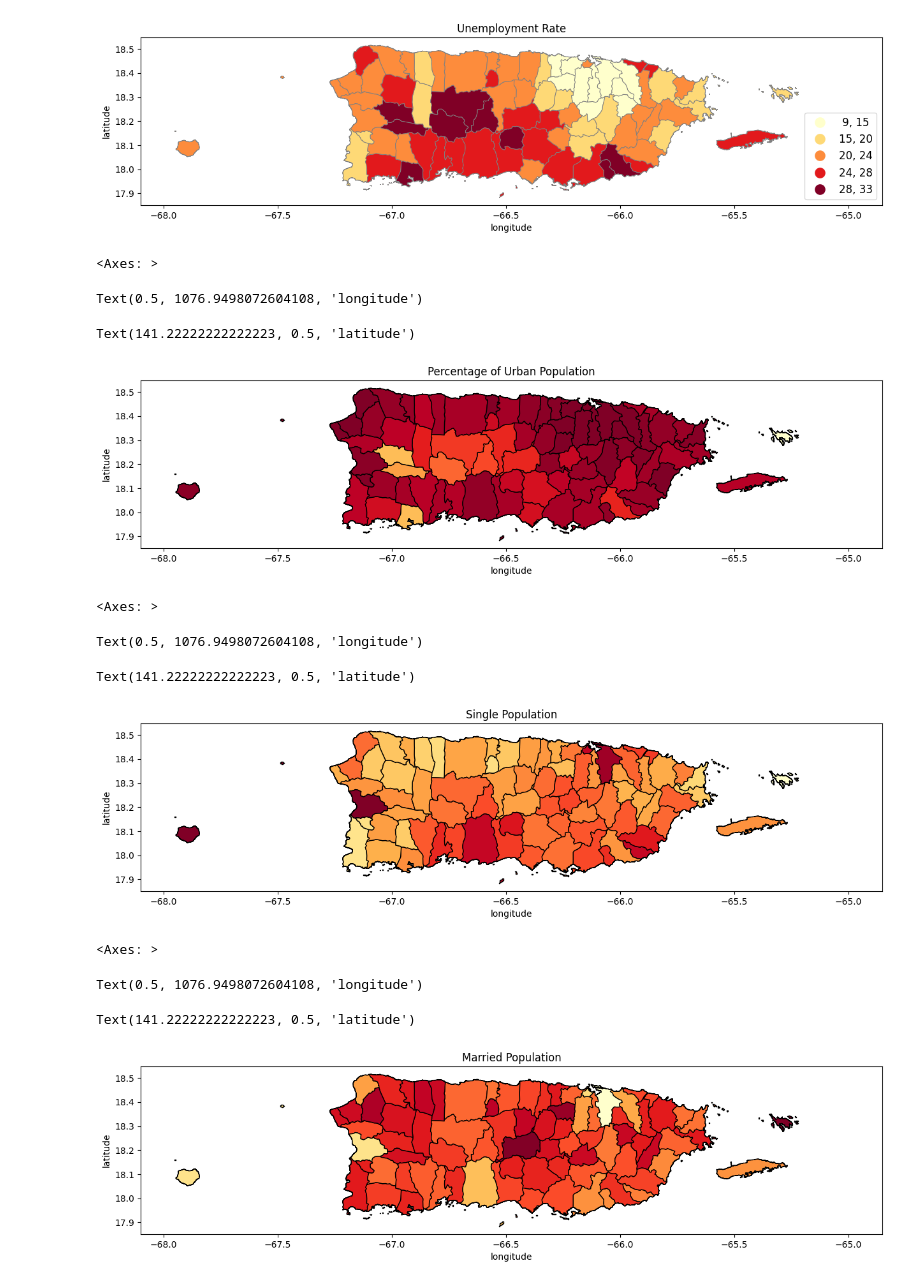
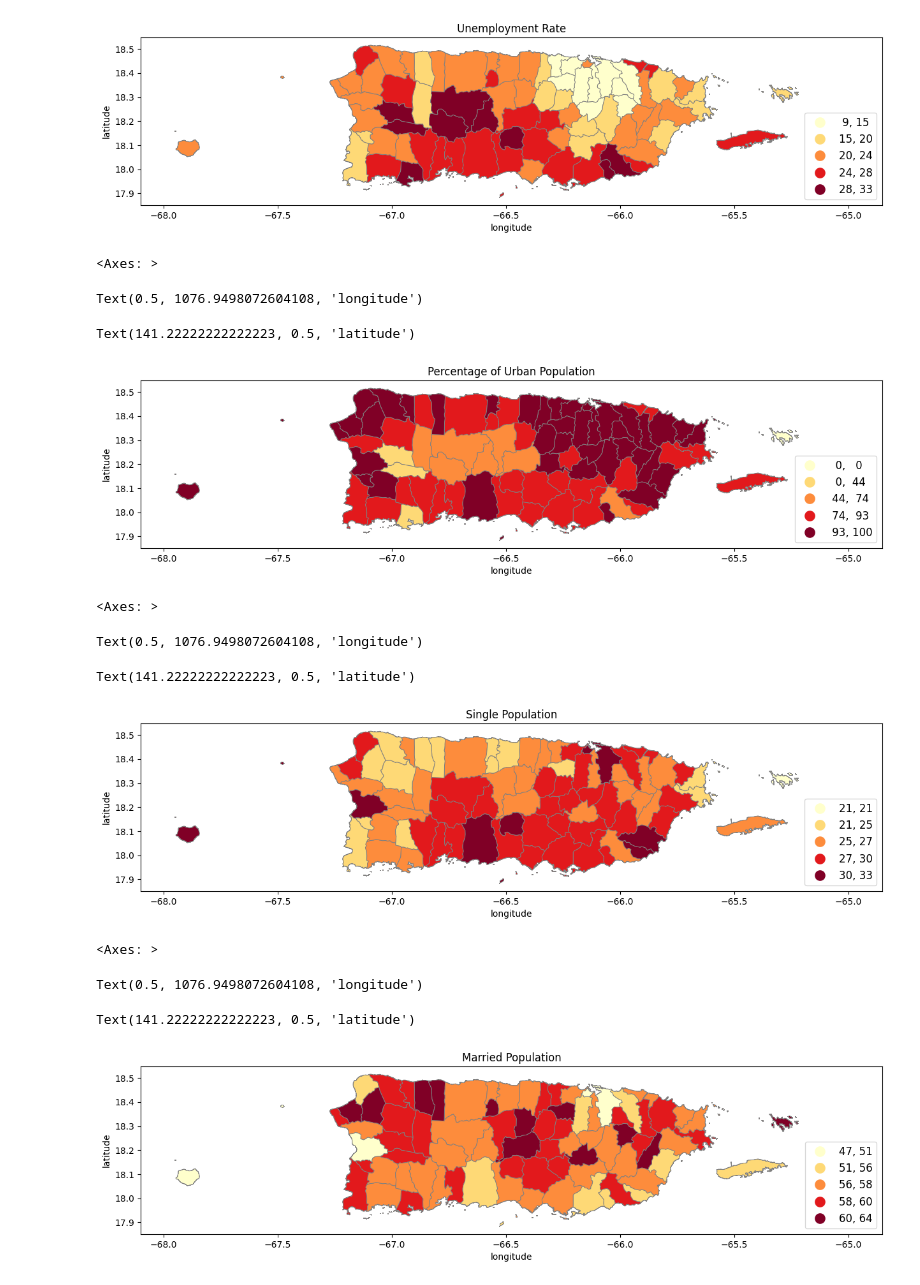
Before and after one commit to Venettov/Riveraruiz_GIS, a Jupyter notebook: PS1_Final.ipynb, the cells around one changed output. Cells and saved outputs as stored; diff of their text form; code cells hidden in the pictures.

```diff
--- a/PS1_Final.ipynb
+++ b/PS1_Final.ipynb
@@ -120,7 +120,17 @@ df_unemployment = pd.read_csv("output.csv")
 #The file below is datos_municipales.csv
 #This file was downloaded from: https://censo.estadisticas.pr/node/520
 ! wget -q -O gen.csv https://drive.google.com/uc?id=18Au9nBwdMdG6GJqR5jz3qly8Yf3IzfuJ&export=download
-df_gen = pd.read_csv("gen.csv")
+#df_gen = pd.read_csv("gen.csv")
+
+# Read the Excel file
+df_g = pd.read_excel("https://docs.google.com/uc?id=1QNzLPNfzSVKfUJiqZiDWaeobk6RzMtVs&export=download")
+
+# Save the DataFrame to a CSV file
+df_g.to_csv("output.csv", index=False)
+
+# Read the CSV file with float values
+df_gen = pd.read_csv("output.csv")
+#df_gen.dtypes
 # %% [output]
 |  | 0 |
 | Geographic Area | object |
@@ -373,8 +369,9 @@ Text(141.22222222222223, 0.5, 'latitude')
 
 fig, ax = plt.subplots(1, figsize=(15,25))
 
-merged_data.plot(ax=ax,column='Población urbana (por ciento)', legend=False,cmap='YlOrRd',k=5,
-         edgecolor='black',linewidth=1) #
+merged_data.plot(ax=ax,column='Población urbana (por ciento)', legend=True,cmap='YlOrRd',scheme='natural_breaks',k=5,
+         edgecolor='grey',linewidth=.7,legend_kwds= {"fmt": "{:,.0f}",
+        'loc':'lower right','title_fontsize':'large','fontsize':'large','markerscale':1.2})
 
 #prC0.plot(ax=ax,column='ADM1_ES',legend=True,cmap='YlOrRd',k=5,
 #         edgecolor='black',linewidth=1,legend_kwds= {"fmt": "{:,.0f}",
@@ -387,15 +384,15 @@ ax.set_ylabel('''latitude''')
 <Axes: >
 Text(0.5, 1076.9498072604108, 'longitude')
 Text(141.22222222222223, 0.5, 'latitude')
-[figure, old version]
+[figure, new version]
 # %%
 # The map below displays single populatiton percentages for all 78 towns in Puerto Rico
 
 fig, ax = plt.subplots(1, figsize=(15,25))
 
-merged_data.plot(ax=ax,column='Solteros (por ciento de  15 años o más)', legend=False,cmap='YlOrRd',k=5,
-         edgecolor='black',linewidth=1,legend_kwds= {"fmt": "{:,.0f}",
-        'loc':'best','title_fontsize':'medium','fontsize':'small','markerscale':1.4})
+merged_data.plot(ax=ax,column='Solteros (por ciento de  15 años o más)', legend=True,cmap='YlOrRd',scheme='natural_breaks',k=5,
+         edgecolor='grey',linewidth=.7,legend_kwds= {"fmt": "{:,.0f}",
+        'loc':'lower right','title_fontsize':'large','fontsize':'large','markerscale':1.2})
 
 #prC0.plot(ax=ax,column='ADM1_ES',legend=True,cmap='YlOrRd',k=5,
 #         edgecolor='black',linewidth=1,legend_kwds= {"fmt": "{:,.0f}",
@@ -408,24 +405,24 @@ ax.set_ylabel('''latitude''')
 <Axes: >
 Text(0.5, 1076.9498072604108, 'longitude')
 Text(141.22222222222223, 0.5, 'latitude')
-[figure, old version]
+[figure, new version]
 # %%
 # The map below displays married populatiton percentages for all 78 towns in Puerto Rico
 fig, ax = plt.subplots(1, figsize=(15,25))
 
-merged_data.plot(ax=ax,column='Casados (por ciento de 15 años o más)', legend=False,cmap='YlOrRd',k=5,
-         edgecolor='black',linewidth=1,legend_kwds= {"fmt": "{:,.0f}",
-        'loc':'best','title_fontsize':'medium','fontsize':'small','markerscale':1.4})
+merged_data.plot(ax=ax,column='Casados (por ciento de 15 años o más)', legend=True,cmap='YlOrRd',scheme='natural_breaks',k=5,
+         edgecolor='grey',linewidth=.7,legend_kwds= {"fmt": "{:,.0f}",
+        'loc':'lower right','title_fontsize':'large','fontsize':'large','markerscale':1.2})
 
 #prC0.plot(ax=ax,column='ADM1_ES',legend=True,cmap='YlOrRd',k=5,
 #         edgecolor='black',linewidth=1,legend_kwds= {"fmt": "{:,.0f}",
 #        'loc':'best','title_fontsize':'medium','fontsize':'small','markerscale':1.4}) #
 
 ax.title.set_text("Married Population")
 ax.set_xlabel('''longitude''')
 ax.set_ylabel('''latitude''')
 # %% [output]
 <Axes: >
 Text(0.5, 1076.9498072604108, 'longitude')
 Text(141.22222222222223, 0.5, 'latitude')
-[figure, old version]
+[figure, new version]
```
Also changed, not shown: parts of 1 cell of this notebook.
